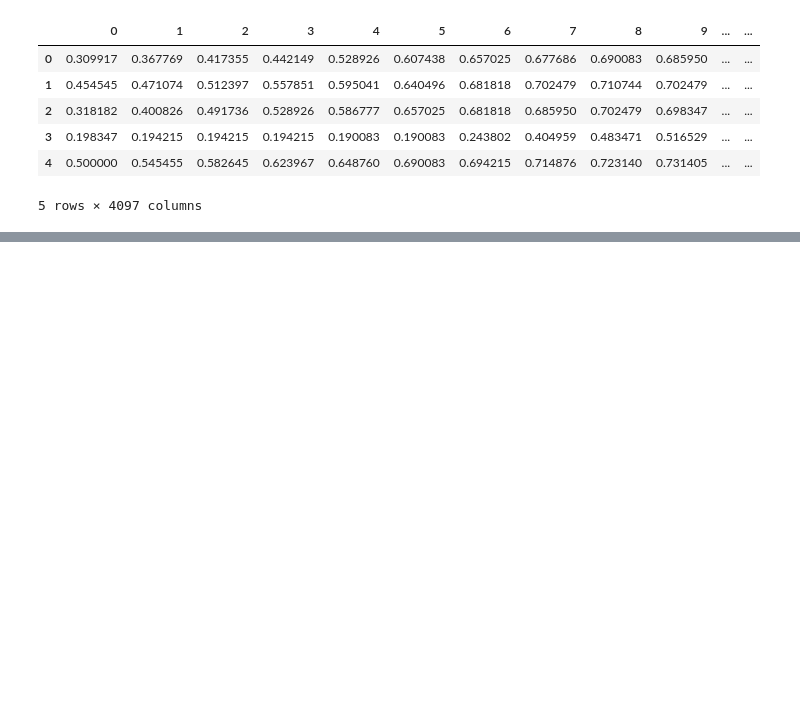
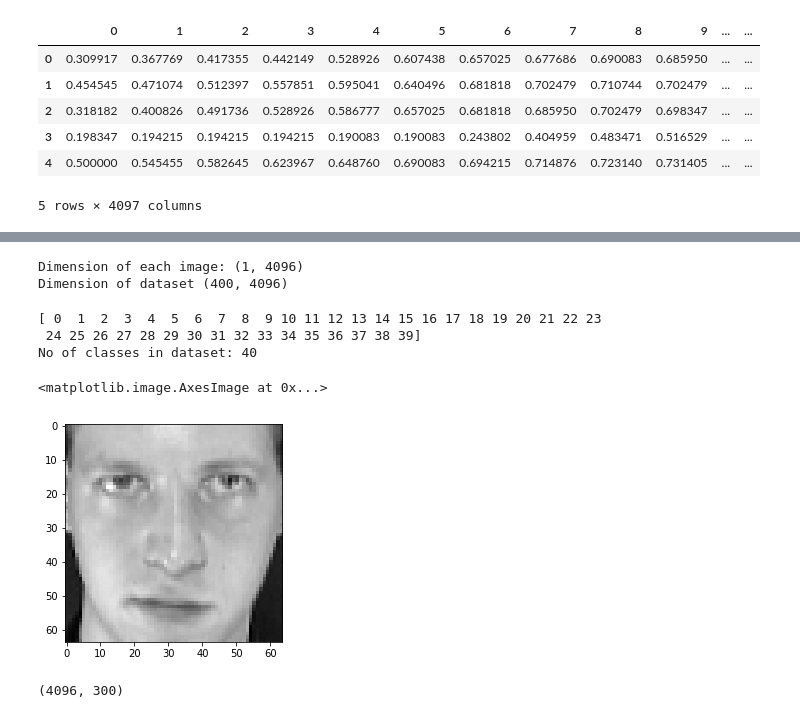
Before and after one commit to championballer/ComputerVision, a Jupyter notebook: Face Recognition .ipynb, the cells around one changed output, grey strips where cells are left out. Cells and saved outputs as stored; diff of their text form; code cells hidden in the pictures; blank space fills up the shorter version.

```diff
--- a/Face Recognition .ipynb
+++ b/Face Recognition .ipynb
@@ -23,0 +21,22 @@ KeyError: 0
+# %%
+x = df.iloc[:,:4096]
+y = df.iloc[:,4096:]
+# %%
+print("Dimension of each image:",np.array(x.iloc[0]).reshape(1,4096).shape)
+print("Dimension of dataset",x.shape)
+# %% [output]
+Dimension of each image: (1, 4096)
+Dimension of dataset (400, 4096)
+# %%
+print(y.target.unique())
+print("No of classes in dataset:",len(y.target.unique()))
+# %% [output]
+[ 0  1  2  3  4  5  6  7  8  9 10 11 12 13 14 15 16 17 18 19 20 21 22 23
+ 24 25 26 27 28 29 30 31 32 33 34 35 36 37 38 39]
+No of classes in dataset: 40
+# %%
+#Sample image
+plt.imshow(np.array(x.iloc[2]).reshape(64, 64), cmap='gray')
+# %% [output]
+<matplotlib.image.AxesImage at 0x...>
+[figure, added]
@@ -23,0 +45,4 @@ KeyError: 0
+# %%
+x_train.T.shape
+# %% [output]
+(4096, 300)
```
Also changed, not shown: parts of 10 cells of this notebook.
